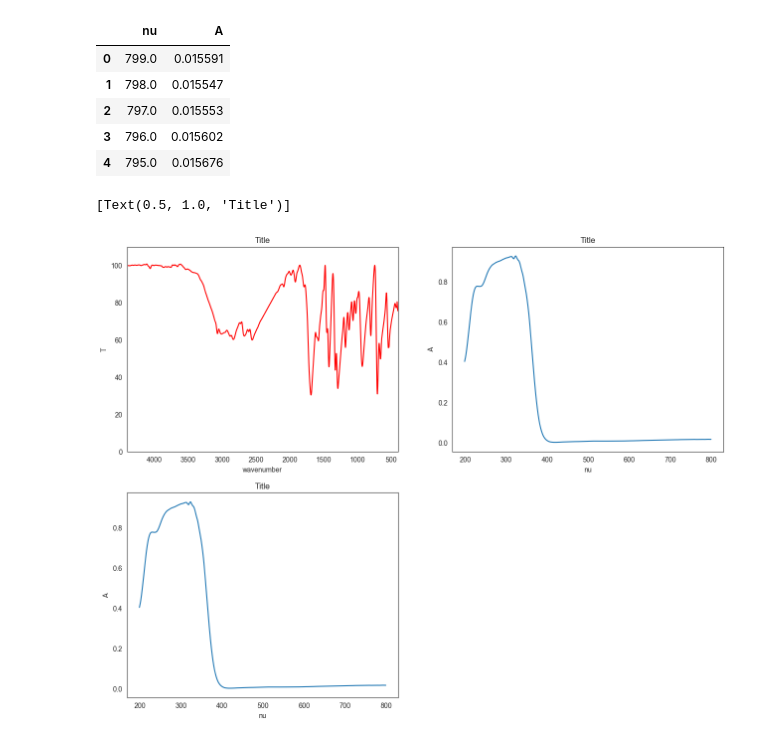
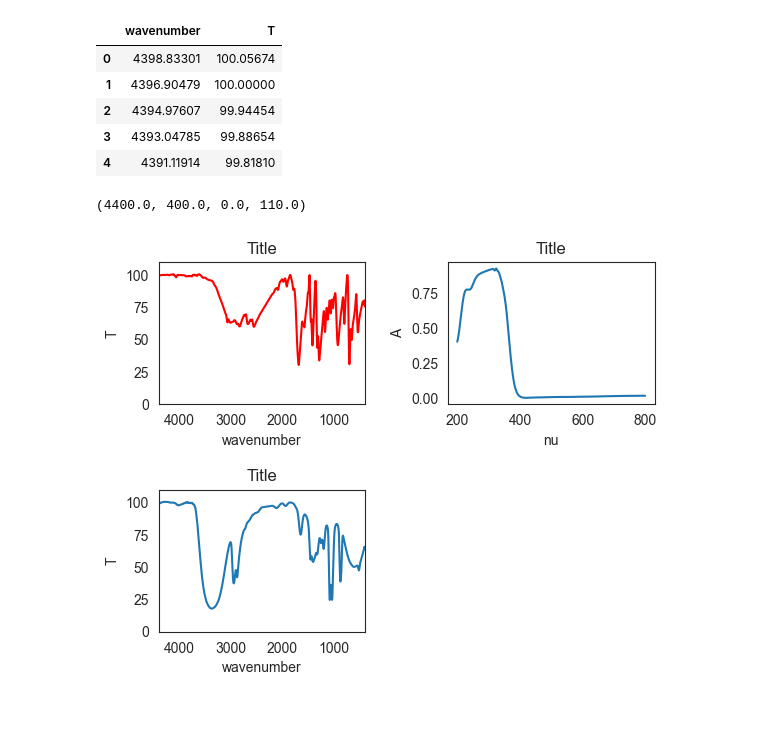
Before and after one commit to neverpartZY/Document, a Jupyter notebook: excecise.ipynb, the cells around one changed output. Saved outputs shown, nothing was run; the diff lists cells and outputs as text; code cells hidden in the pictures; blank space fills up the shorter version.

```diff
--- a/excecise.ipynb
+++ b/excecise.ipynb
@@ -13,39 +13,46 @@ f = pd.read_csv(r"D:\实验文件\仪器分析实验\几种半导体的光谱分
                 names=['nu','A'],
                 header=0,)
 f.head()
+
+f2 = pd.read_csv(r"D:\实验文件\仪器分析实验\hx-zs\C2H6O2.txt",
+                sep=' ',
+                names=['wavenumber','T'],
+                header=0,)
+f2.head()
 # %% [output]
-|  | nu | A |
-| 0 | 799.0 | 0.015591 |
-| 1 | 798.0 | 0.015547 |
-| 2 | 797.0 | 0.015553 |
-| 3 | 796.0 | 0.015602 |
-| 4 | 795.0 | 0.015676 |
+|  | wavenumber | T |
+| 0 | 4398.83301 | 100.05674 |
+| 1 | 4396.90479 | 100.00000 |
+| 2 | 4394.97607 | 99.94454 |
+| 3 | 4393.04785 | 99.88654 |
+| 4 | 4391.11914 | 99.81810 |
 # %%
 plt.subplot(2,2,1,)
 sns.set_style("white")
 sns.lineplot(x='wavenumber',y='T',data=data,color='red')
 ax = plt.gca()
 ax.set(title='Title',
        )
 plt.axis([4400, 400, 0, 110])
 
-
 plt.subplot(2,2,2)
-plt.subplots_adjust(right=2)
+plt.subplots_adjust(hspace=0.4,wspace=0.4)
 sns.set_style("white")
 sns.lineplot(x='nu',y='A',data=f)
 ax = plt.gca()
 ax.set(title='Title',
 
        )
+
 plt.subplot(2,2,3)
-plt.subplots_adjust(top=2)
+plt.subplots_adjust(hspace=0.6,wspace=0.4)
 sns.set_style("white")
-sns.lineplot(x='nu',y='A',data=f)
+sns.lineplot(x='wavenumber',y='T',data=f2)
+
 ax = plt.gca()
 ax.set(title='Title',
-
        )
+ax.axis([4400,400,0,110])
 # %% [output]
-[Text(0.5, 1.0, 'Title')]
+(4400.0, 400.0, 0.0, 110.0)
-[figure, old version]
+[figure, new version]
```
